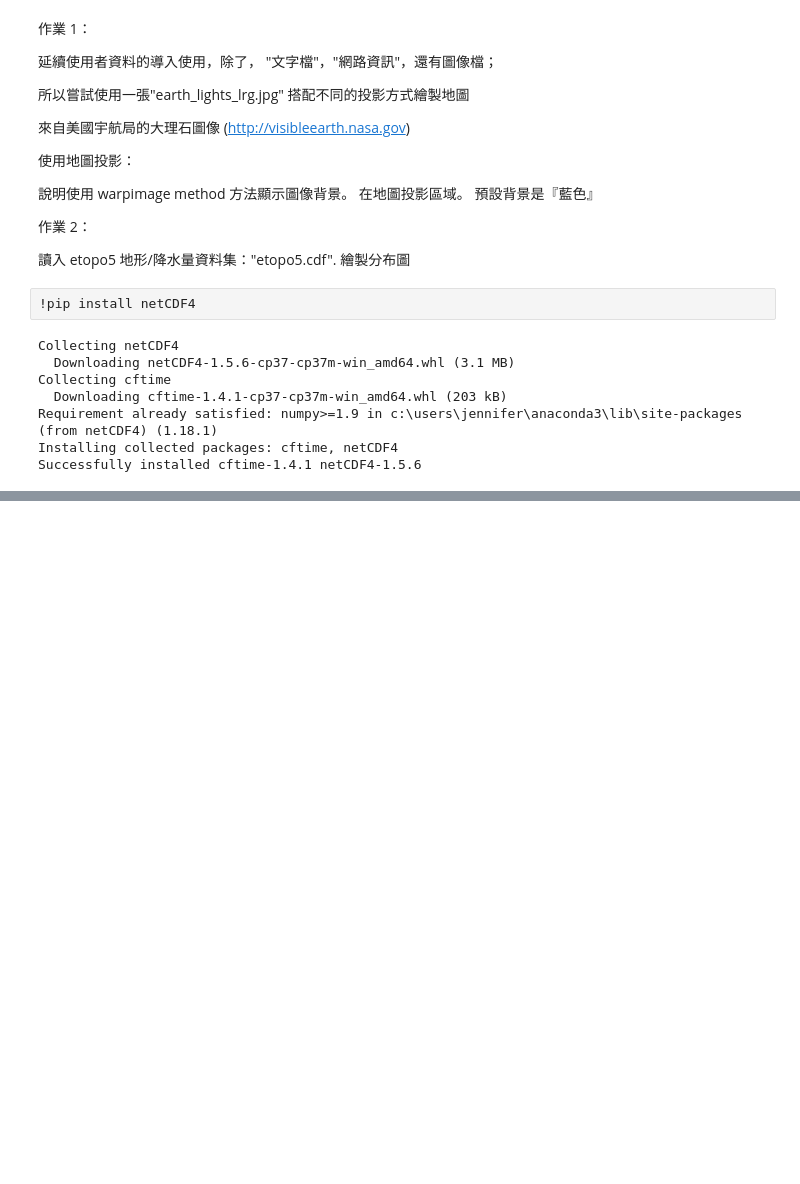
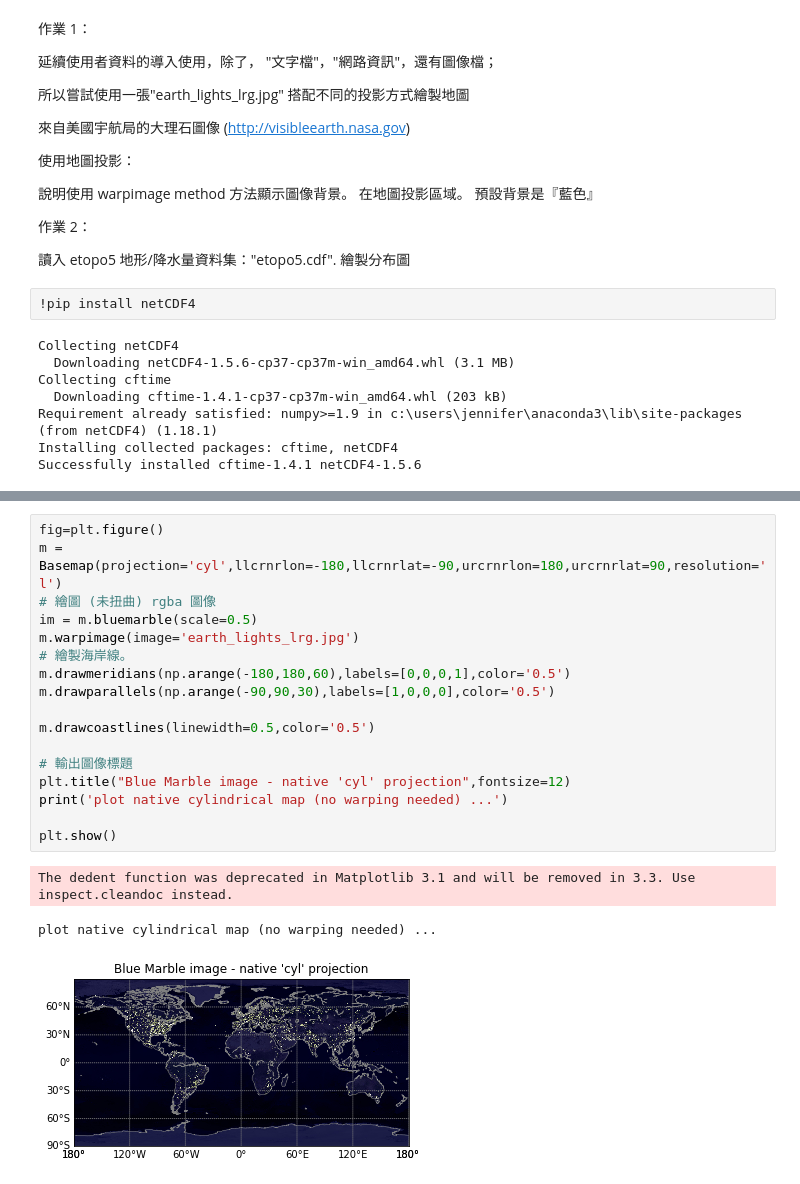
Before and after one commit to yuki1214888/-Python-, a Jupyter notebook: D25 使用 PANDAS 與 BASEMAP 將數據整合於地理資訊圖表.ipynb, the cells around one changed output, grey strips where cells are left out. Saved outputs shown, nothing was run; the diff lists cells and outputs as text; blank space fills up the shorter version.

```diff
--- a/D25 使用 PANDAS 與 BASEMAP 將數據整合於地理資訊圖表.ipynb
+++ b/D25 使用 PANDAS 與 BASEMAP 將數據整合於地理資訊圖表.ipynb
@@ -73,0 +103,21 @@ NameError: name 'm' is not defined
+# %%
+fig=plt.figure()
+m = Basemap(projection='cyl',llcrnrlon=-180,llcrnrlat=-90,urcrnrlon=180,urcrnrlat=90,resolution='l')
+# 繪圖 (未扭曲) rgba 圖像
+im = m.bluemarble(scale=0.5)
+m.warpimage(image='earth_lights_lrg.jpg')
+# 繪製海岸線。
+m.drawmeridians(np.arange(-180,180,60),labels=[0,0,0,1],color='0.5')
+m.drawparallels(np.arange(-90,90,30),labels=[1,0,0,0],color='0.5')
+
+m.drawcoastlines(linewidth=0.5,color='0.5')
+
+# 輸出圖像標題
+plt.title("Blue Marble image - native 'cyl' projection",fontsize=12)
+print('plot native cylindrical map (no warping needed) ...')
+
+plt.show()
+# %% [output]
+The dedent function was deprecated in Matplotlib 3.1 and will be removed in 3.3. Use inspect.cleandoc instead.
+plot native cylindrical map (no warping needed) ...
+[figure, added]
```
Also changed, not shown: parts of 5 cells of this notebook.
